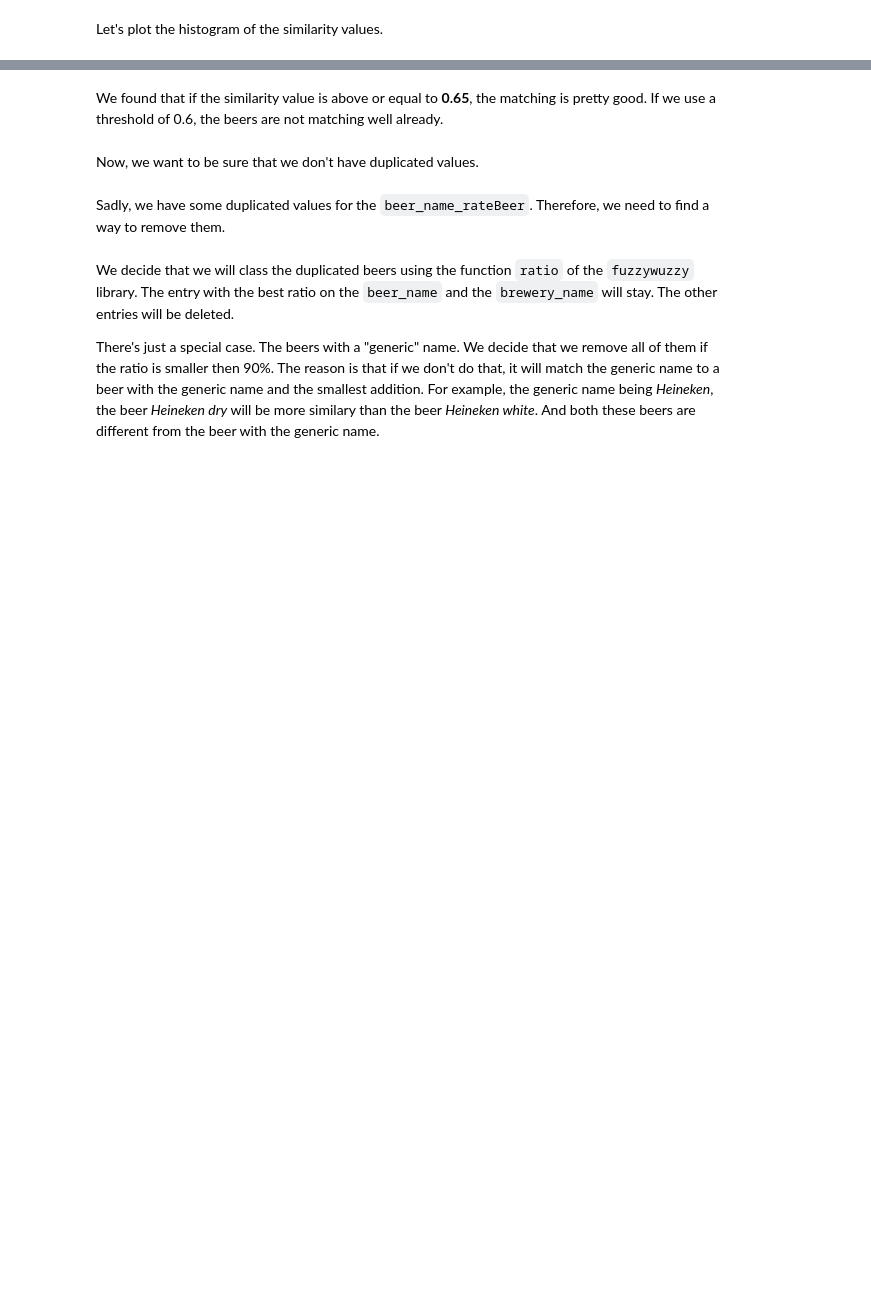
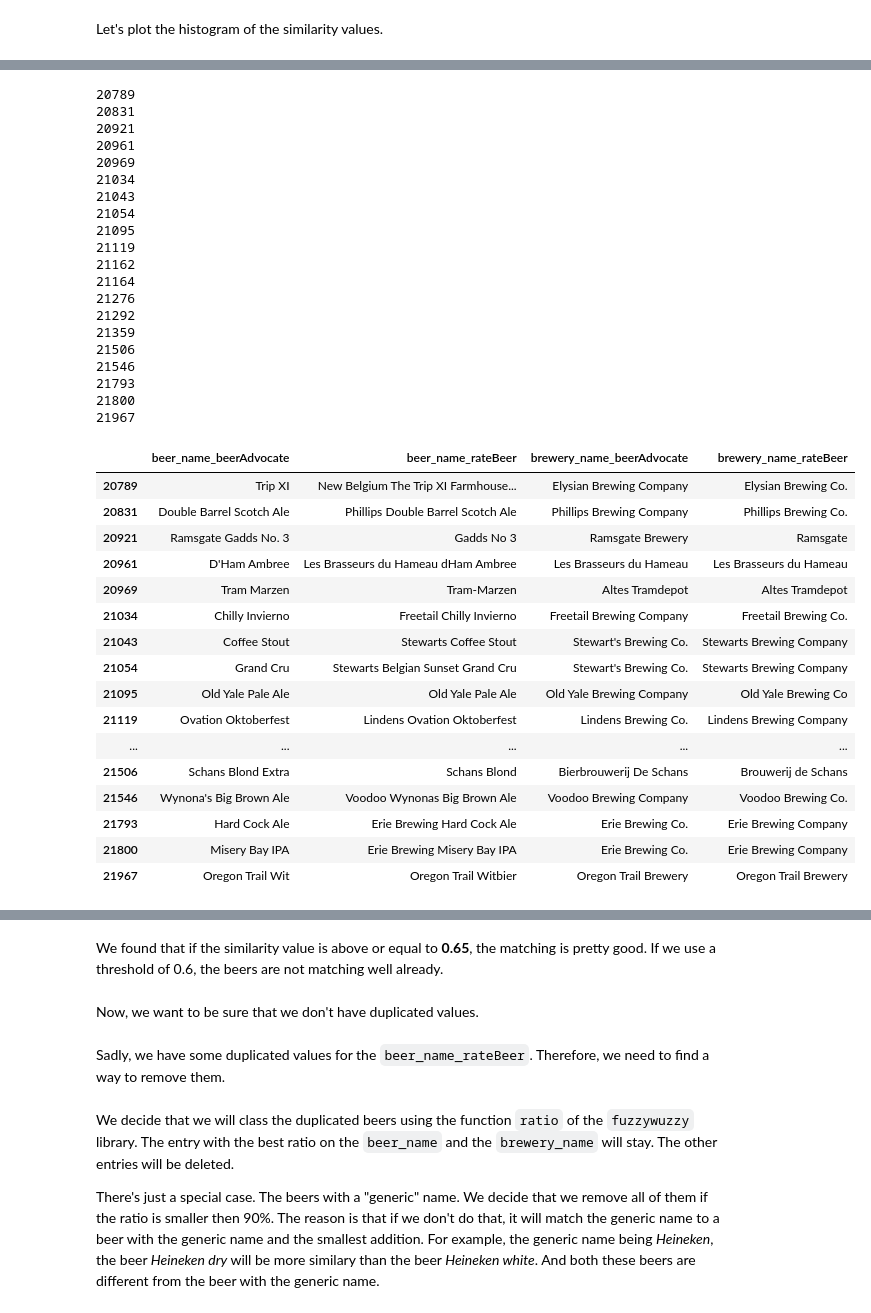
Before and after one commit to glederrey/Beers_rating, a Jupyter notebook: Beer_Similarity.ipynb, the cells around one changed output, grey strips where cells are left out. Saved outputs shown, nothing was run; the diff lists cells and outputs as text; code cells hidden in the pictures; blank space fills up the shorter version.

```diff
--- a/Beer_Similarity.ipynb
+++ b/Beer_Similarity.ipynb
@@ -575,0 +621,37 @@ Ideally, we would do a precision and recall to get a better idea about this thre
+# %%
+def intervals(matching_beers, nbr_intervals):
+    """
+        Create intervals with same number of entries in each interval.
+
+        The first interval is when the similarity is equal to 1.
+    """
+    df_without_one = matching_beers[matching_beers.similarity < 1]
+    N = len(df_without_one)
+
+    nbr_per_interval = round(N/nbr_intervals)
+
+    sim_values = [1.0]
+    indices = [0]
+
+    for i in range(nbr_intervals):
+        idx = df_without_one.index[i*nbr_per_interval]
+        indices.append(idx)
+        sim_values.append(df_without_one.similarity[idx])
+
+    idx = df_without_one.index[-1]
+    indices.append(idx+1)
+    sim_values.append(df_without_one.similarity[idx])
+
+    return indices, sim_values
+
+def pick_random_entries(dataframe, index_start, index_end, number_entries):
+    ""
+    list_random_index = random.sample(range(index_start, index_end), number_entries)
+    list_random_index.sort()
+
+    random_entries = dataframe.ix[list_random_index][['beer_name_beerAdvocate', 'beer_name_rateBeer', 'brewery_name_beerAdvocate', 'brewery_name_rateBeer']]
+
+    for i in random_entries.index:
+        print(i)
+
+    return random_entries
@@ -576,2 +665,43 @@ Ideally, we would do a precision and recall to get a better idea about this thre
+# %%
+interval = 3
+pick_random_entries(matching_beers, indices[interval], indices[interval+1]-1, 20)
+# %% [output]
+20789
+20831
+20921
+20961
+20969
+21034
+21043
+21054
+21095
+21119
+21162
+21164
+21276
+21292
+21359
+21506
+21546
+21793
+21800
+21967
+|  | beer_name_beerAdvocate | beer_name_rateBeer | brewery_name_beerAdvocate | brewery_name_rateBeer |
+| 20789 | Trip XI | New Belgium The Trip XI Farmhouse... | Elysian Brewing Company | Elysian Brewing Co. |
+| 20831 | Double Barrel Scotch Ale | Phillips Double Barrel Scotch Ale | Phillips Brewing Company | Phillips Brewing Co. |
+| 20921 | Ramsgate Gadds No. 3 | Gadds No 3 | Ramsgate Brewery | Ramsgate |
+| 20961 | D'Ham Ambree | Les Brasseurs du Hameau dHam Ambree | Les Brasseurs du Hameau | Les Brasseurs du Hameau |
+| 20969 | Tram Marzen | Tram-Marzen | Altes Tramdepot | Altes Tramdepot |
+| 21034 | Chilly Invierno | Freetail Chilly Invierno | Freetail Brewing Company | Freetail Brewing Co. |
+| 21043 | Coffee Stout | Stewarts Coffee Stout | Stewart's Brewing Co. | Stewarts Brewing Company |
+| 21054 | Grand Cru | Stewarts Belgian Sunset Grand Cru | Stewart's Brewing Co. | Stewarts Brewing Company |
+| 21095 | Old Yale Pale Ale | Old Yale Pale Ale | Old Yale Brewing Company | Old Yale Brewing Co |
+| 21119 | Ovation Oktoberfest | Lindens Ovation Oktoberfest | Lindens Brewing Co. | Lindens Brewing Company |
+| ... | ... | ... | ... | ... |
+| 21506 | Schans Blond Extra | Schans Blond | Bierbrouwerij De Schans | Brouwerij de Schans |
+| 21546 | Wynona's Big Brown Ale | Voodoo Wynonas Big Brown Ale | Voodoo Brewing Company | Voodoo Brewing Co. |
+| 21793 | Hard Cock Ale | Erie Brewing Hard Cock Ale | Erie Brewing Co. | Erie Brewing Company |
+| 21800 | Misery Bay IPA | Erie Brewing Misery Bay IPA | Erie Brewing Co. | Erie Brewing Company |
+| 21967 | Oregon Trail Wit | Oregon Trail Witbier | Oregon Trail Brewery | Oregon Trail Brewery |
 # %%
 matching_beers[matching_beers.similarity >= 0.65].tail(20)
```
Also changed, not shown: parts of 12 cells of this notebook, 1 other file.
